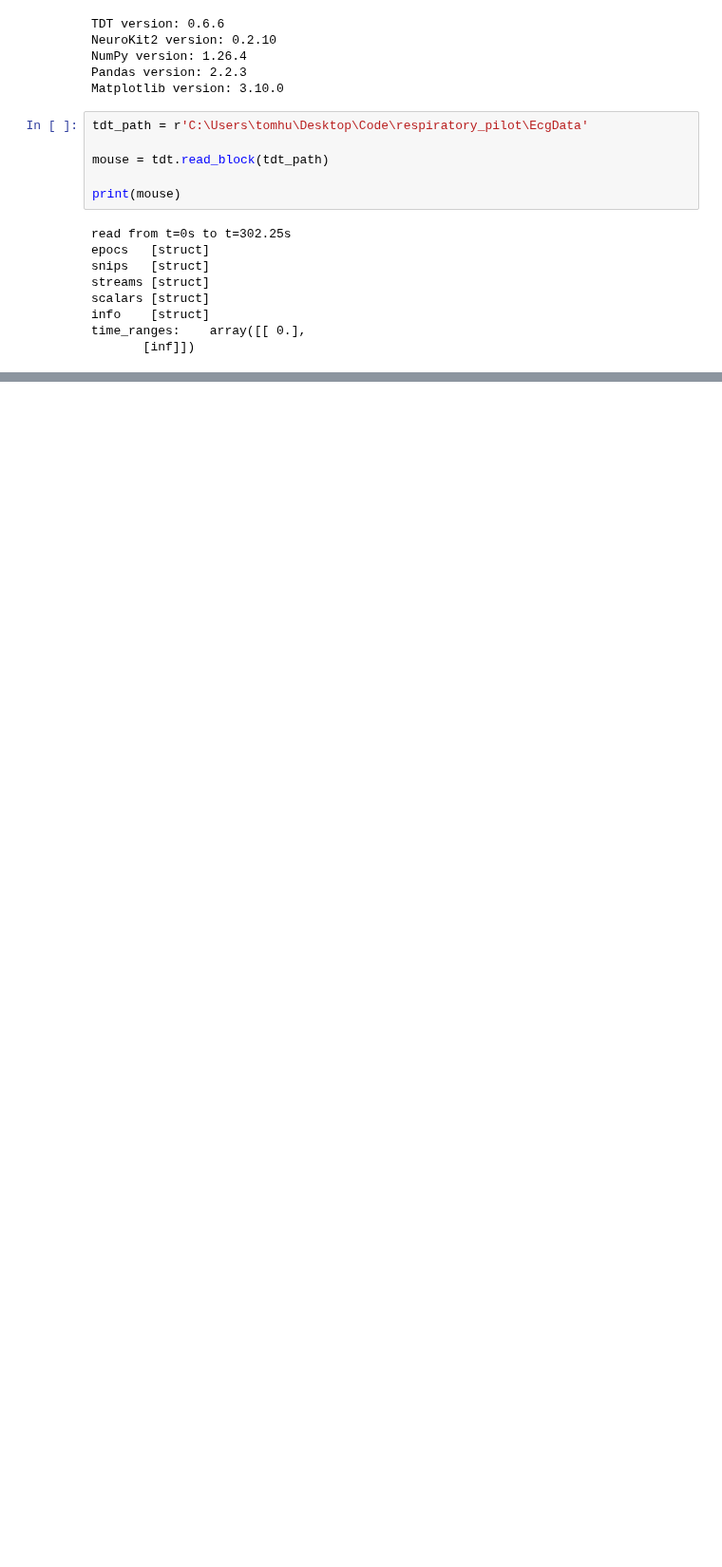
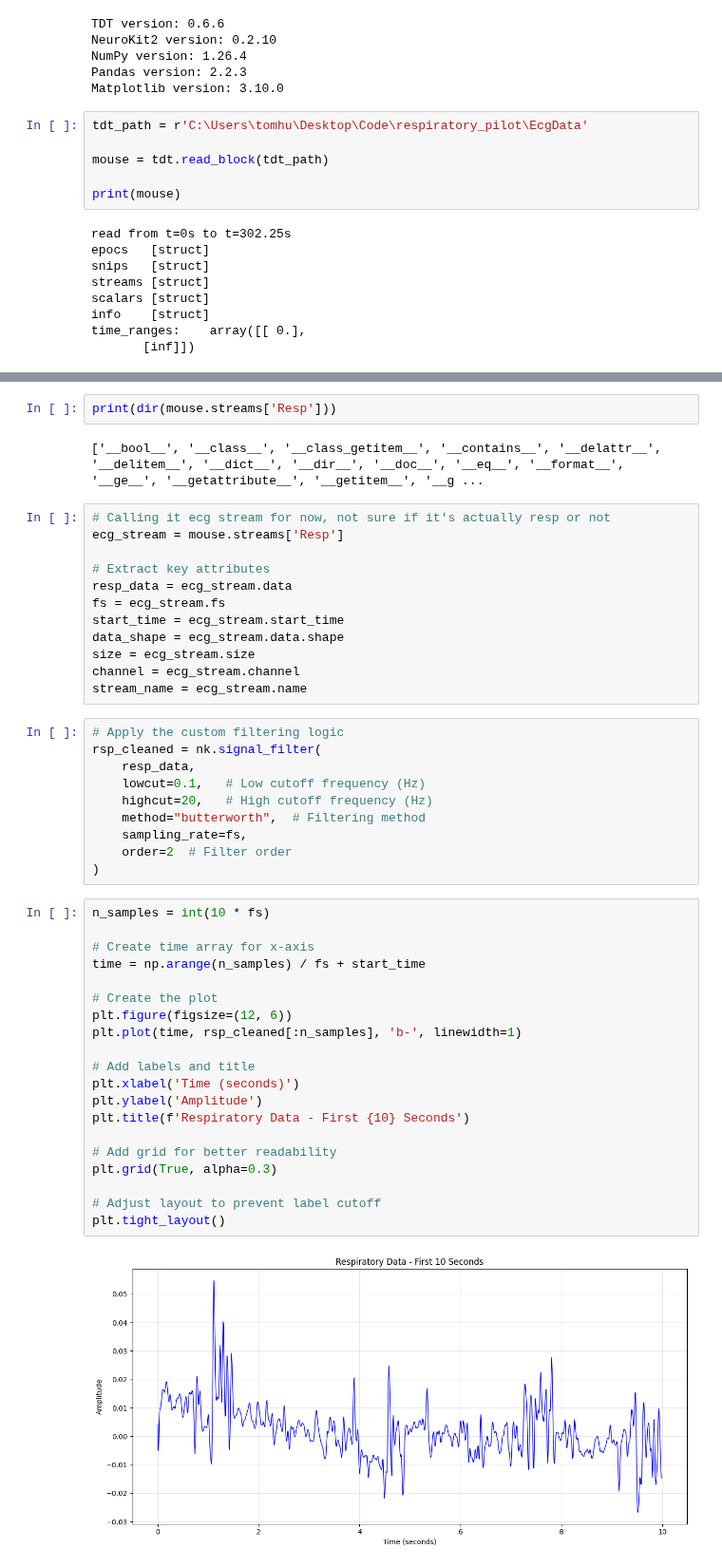
Before and after one commit to padillacoreanolab/respiratory_pilot, a Jupyter notebook: ten_second_analysis.ipynb, the cells around one changed output, grey strips where cells are left out. Shown at 95% size. Cells and saved outputs as stored; diff of their text form; blank space fills up the shorter version.

```diff
--- a/ten_second_analysis.ipynb
+++ b/ten_second_analysis.ipynb
@@ -44,0 +51,48 @@ print(f"snips data: {cagemate.snips.keys()}")
+# %%
+print(dir(mouse.streams['Resp']))
+# %% [output]
+['__bool__', '__class__', '__class_getitem__', '__contains__', '__delattr__', '__delitem__', '__dict__', '__dir__', '__doc__', '__eq__', '__format__', '__ge__', '__getattribute__', '__getitem__', '__g ...
+# %%
+# Calling it ecg stream for now, not sure if it's actually resp or not
+ecg_stream = mouse.streams['Resp']
+
+# Extract key attributes
+resp_data = ecg_stream.data
+fs = ecg_stream.fs
+start_time = ecg_stream.start_time
+data_shape = ecg_stream.data.shape
+size = ecg_stream.size
+channel = ecg_stream.channel
+stream_name = ecg_stream.name
+# %%
+# Apply the custom filtering logic
+rsp_cleaned = nk.signal_filter(
+    resp_data,
+    lowcut=0.1,   # Low cutoff frequency (Hz)
+    highcut=20,   # High cutoff frequency (Hz)
+    method="butterworth",  # Filtering method
+    sampling_rate=fs,
+    order=2  # Filter order
+)
+# %%
+n_samples = int(10 * fs)
+
+# Create time array for x-axis
+time = np.arange(n_samples) / fs + start_time
+
+# Create the plot
+plt.figure(figsize=(12, 6))
+plt.plot(time, rsp_cleaned[:n_samples], 'b-', linewidth=1)
+
+# Add labels and title
+plt.xlabel('Time (seconds)')
+plt.ylabel('Amplitude')
+plt.title(f'Respiratory Data - First {10} Seconds')
+
+# Add grid for better readability
+plt.grid(True, alpha=0.3)
+
+# Adjust layout to prevent label cutoff
+plt.tight_layout()
+# %% [output]
+[figure, added]
```
Also changed, not shown: parts of 3 cells of this notebook.
